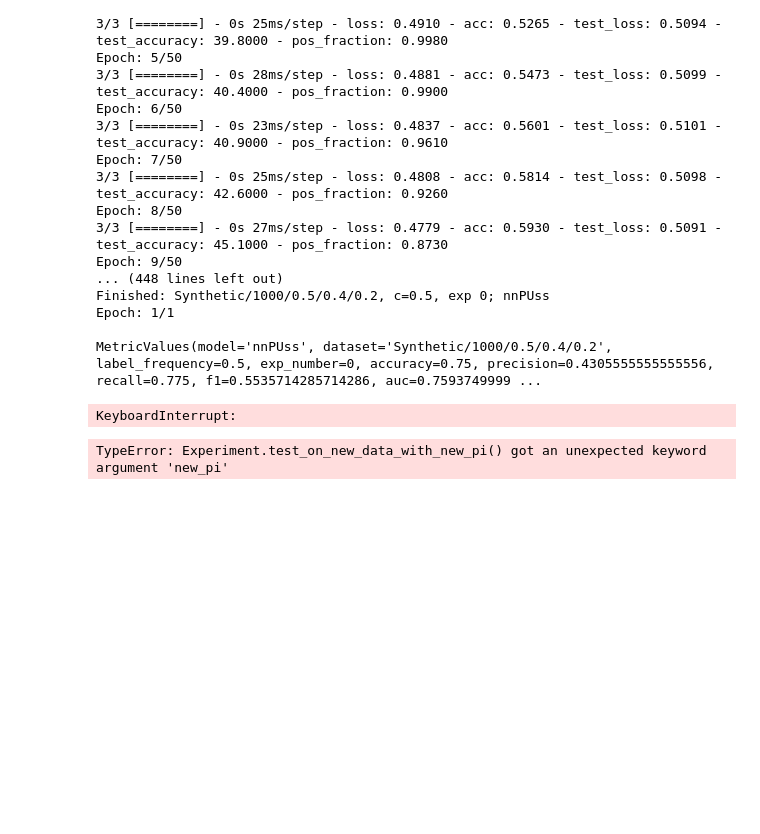
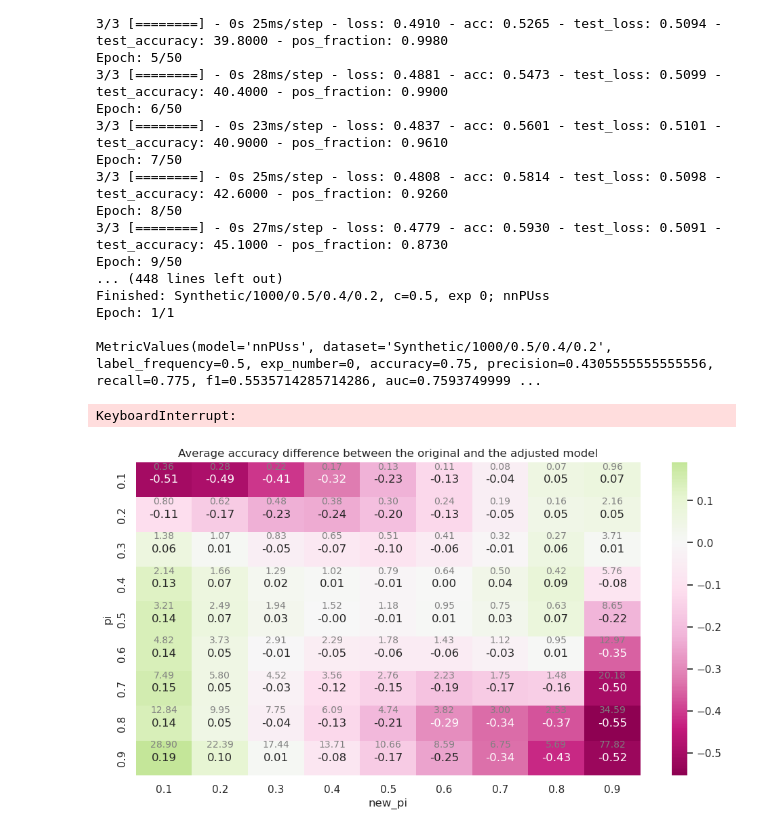
Before and after one commit to izabelatelejko/PULS-Master, a Jupyter notebook: experiments.ipynb, the cells around one changed output. Saved outputs shown, nothing was run; the diff lists cells and outputs as text; code cells hidden in the pictures; blank space fills up the shorter version.

```diff
--- a/experiments.ipynb
+++ b/experiments.ipynb
@@ -120,8 +118,6 @@ def create_pu_dataset_class(N, PI, PI_NEW, MEAN):
     return (type('SyntheticPUDataset_1', (SyntheticPUDataset,), class_attrs_train),
     type('SyntheticPUDataset_2', (SyntheticPUDataset,), class_attrs_new))
 # %%
-
-
 def perform_synthetic_experiment(N, PI, PI_NEW, MEAN):
     """
     Perform a synthetic experiment with the given parameters.
@@ -133,7 +129,7 @@ def perform_synthetic_experiment(N, PI, PI_NEW, MEAN):
     - MEAN (float or array): The mean for the data distribution.
     """
 
-    for exp_number in range(0, 3):
+    for exp_number in range(0, 10):
 
         # Dynamically create the dataset classes
         SyntheticPUDataset_1, SyntheticPUDataset_2 = create_pu_dataset_class(N=N, PI=PI, PI_NEW=PI_NEW, MEAN=MEAN)
@@ -248,4 +285,20 @@ os.path.join(RESULTS_DIR, "metrics.json")
-# %%
-experiment.test_on_new_data_with_new_pi(new_data, pi=0.5, new_pi=est_prior)
-# %% [output]
-TypeError: Experiment.test_on_new_data_with_new_pi() got an unexpected keyword argument 'new_pi'
+# %%
+results_df["avg_accuracy_diff"] = results_df["avg_shifted_accuracy"] - results_df["avg_accuracy"]
+
+# conf matrix pi vs new_pi - avg acc diff
+sns.set(style="whitegrid")
+plt.figure(figsize=(12, 6))
+plt.title("Average accuracy difference between the original and the adjusted model")
+sns.heatmap(results_df.pivot(index="pi", columns="new_pi", values="avg_accuracy_diff"), annot=True, fmt=".2f",
+    cmap= "PiYG",
+    vmin= min(results_df["avg_accuracy_diff"]),
+    vmax= max(results_df["avg_accuracy_diff"]),
+    center=0)
+
+for i, pi in enumerate(PI_LIST):
+    for j, pi_new in enumerate(PI_LIST):
+        plt.text(j+0.5, i+0.2, f'{results_df[results_df["pi"] == pi][results_df["new_pi"] == pi_new]["avg_treshold"].values[0]:.2f}', ha="center", color="grey", fontsize=10)
+
+plt.show()
+# %% [output]
+[figure, added]
```
Also changed, not shown: parts of 5 cells of this notebook.
